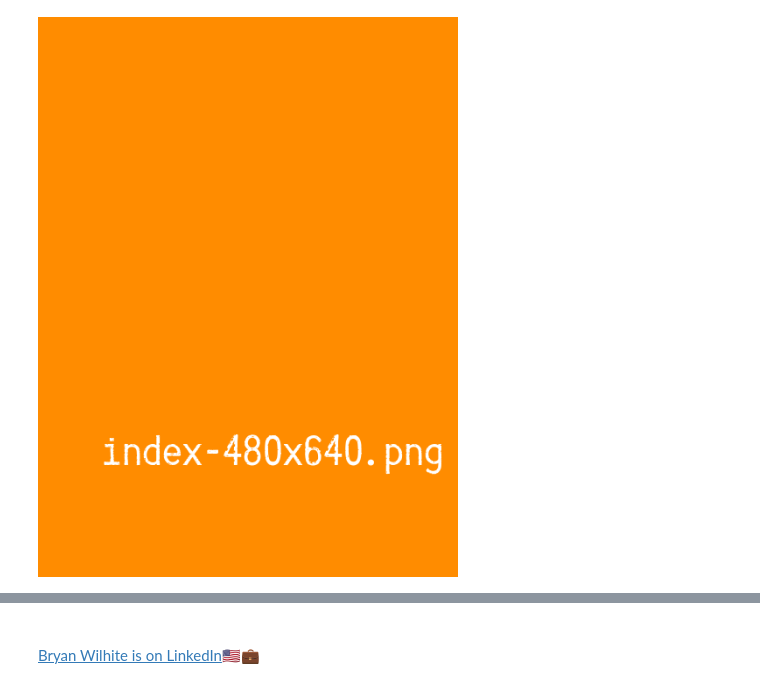
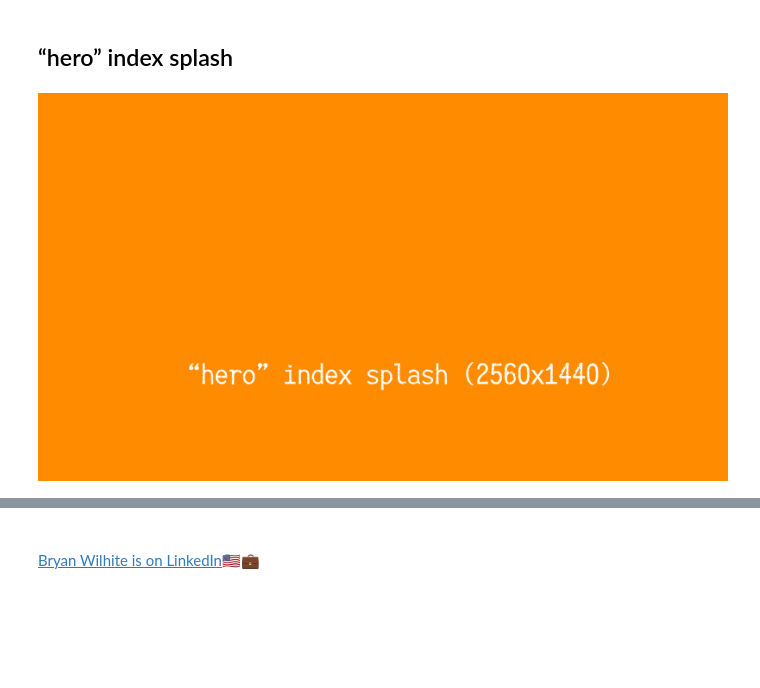
Before and after one commit to BryanWilhite/jupyter-central, a Jupyter notebook: wand-responsive-images/generating-responsive-images.ipynb, the cells around one changed output, grey strips where cells are left out. Saved outputs shown, nothing was run; the diff lists cells and outputs as text; code cells hidden in the pictures; blank space fills up the shorter version.

```diff
--- a/wand-responsive-images/generating-responsive-images.ipynb
+++ b/wand-responsive-images/generating-responsive-images.ipynb
@@ -244,10 +65,0 @@ draw_caption_render_and_save(w=640, h=480,
-# %%
-w, h = 1080, 1920
-output_filename = f'index-{w}x{h}.png'
-output_path = f'./index/{output_filename}'
-
-draw_caption_render_and_save(w=w, h=h,
-    font_size=96,
-    original_image_path='./original_portrait_1080x1920.png',
-    output_path=output_path, output_filename=output_filename,
-    text_coordinates=lambda w, h, text_width: (w - text_width - 32, h - int(h/4)))
@@ -256,11 +65,0 @@ draw_caption_render_and_save(w=w, h=h,
-# %%
-w, h = 720, 1280
-output_filename = f'index-{w}x{h}.png'
-output_path = f'./index/{output_filename}'
-
-draw_caption_render_and_save(w=w, h=h,
-    font_size=60,
-    original_image_path='./original_portrait_1080x1920.png',
-    output_path=output_path, output_filename=output_filename, output_width=w,
-    manipulate_clone=lambda clone, w, h: clone.resize(w, h),
-    text_coordinates=lambda w, h, text_width: (w - text_width - 16, h - int(h/5)))
@@ -269,13 +66,7 @@ draw_caption_render_and_save(w=w, h=h,
-# %%
-w, h = 480, 640
-output_filename = f'index-{w}x{h}.png'
-output_path = f'./index/{output_filename}'
-
-draw_caption_render_and_save(w=w, h=h,
-    font_size=48,
-    original_image_path='./index/index-720x1280.png',
-    output_path=output_path, output_filename=output_filename, output_width=w,
-    manipulate_clone=lambda clone, w, h: clone.crop(left=0, top=0, right=w, bottom=h),
-    text_coordinates=lambda w, h, text_width: (w - text_width - 16, h - int(h/5)))
-# %% [output]
-[figure, removed]
+# %% [markdown]
+## “hero” index splash
+# %%
+w, h, = 2560, 1440; root, label = 'hero-index-splash', f'“hero” index splash ({w}x{h})'
+render_image_and_save(w=w, h=h, output_path=f'./{root}/{w}x{h}.png', font_size=108, label=label)
+# %% [output]
+[figure, added]
```
Also changed, not shown: parts of 28 cells of this notebook, 20 other files.
